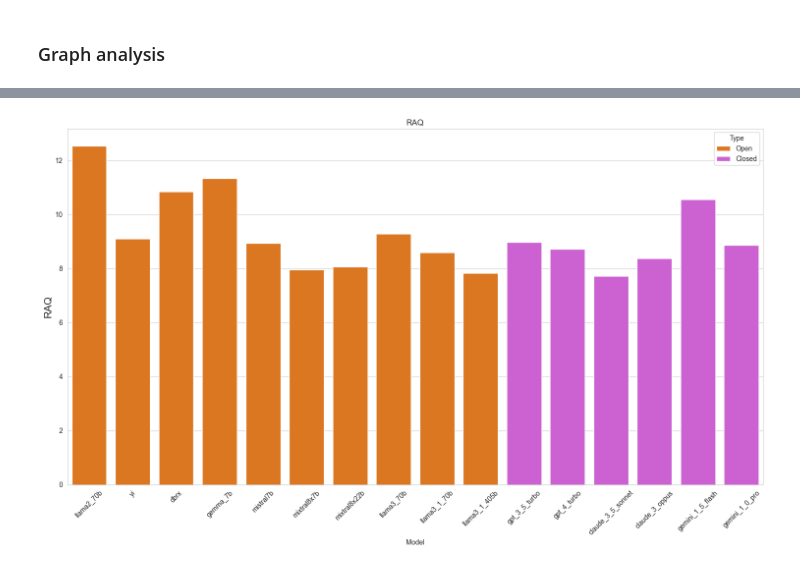
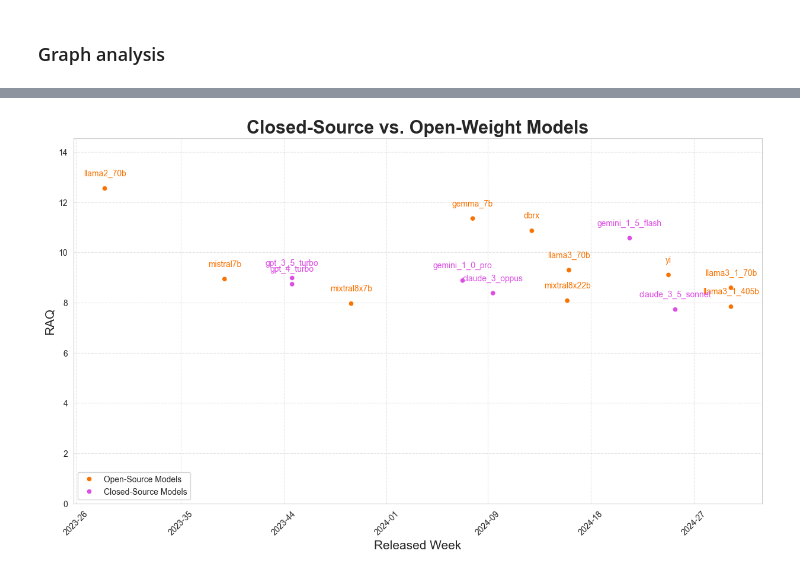
Before and after one commit to zaai-ai/lab, a Jupyter notebook: large-language-models/Open-vs-closed-source-llms/open-vs-closed-source-llms.ipynb, the cells around one changed output, grey strips where cells are left out. Drawn from its saved outputs; the diff is of its cells as text; code cells hidden in the pictures.

```diff
--- a/large-language-models/Open-vs-closed-source-llms/open-vs-closed-source-llms.ipynb
+++ b/large-language-models/Open-vs-closed-source-llms/open-vs-closed-source-llms.ipynb
@@ -6,10 +6,7 @@
 import os
 import csv
 from time import sleep
-import matplotlib.pyplot as plt
-import matplotlib.dates as mdates
 import pandas as pd
-import seaborn as sns
 import utils
 
 from dotenv import load_dotenv
@@ -18,4 +15,6 @@ from generator import Generator
 
 load_dotenv('env/var.env')
 
-CSV_FILE = "model_answers.csv"
+CSV_FILE = "assets/model_answers.csv"
+RAQ = "assets/RAQ.csv"
+RAQ_RESULTS = "assets/RAQ_results.csv"
@@ -173,2 +151,4 @@ df_closed = pd.DataFrame(data_closed)
+# %%
+df_results = pd.read_csv(RAQ_RESULTS, parse_dates=["Date"])
 # %% [markdown]
 ### Graph analysis
@@ -208,21 +155,4 @@ plt.show()
-# %%
-df_open['Type'] = 'Open'
-df_closed['Type'] = 'Closed'
-
-df_combined = pd.concat([
-    df_open.rename(columns={'Model Open': 'Model', 'Model Open Rank': 'Rank'}),
-    df_closed.rename(columns={'Model Closed': 'Model', 'Model Closed Rank': 'Rank'})
-])
-
-fig, ax = plt.subplots(figsize=(15, 9))
-
-sns.barplot(ax=ax, data=df_combined, x='Model', y='Rank', hue='Type', palette=["#fa7302","#dd4fe4"])
-
-ax.set_title("RAQ")
-plt.xticks(rotation=45)
-plt.ylabel('RAQ', fontsize=15)
-plt.tight_layout()
-
-plt.show()
-# %% [output]
-[figure, removed]
+# %%
+utils.scatterplot(df_results)
+# %% [output]
+[figure, added]
```
Also changed, not shown: parts of 5 cells of this notebook, 5 other files.
